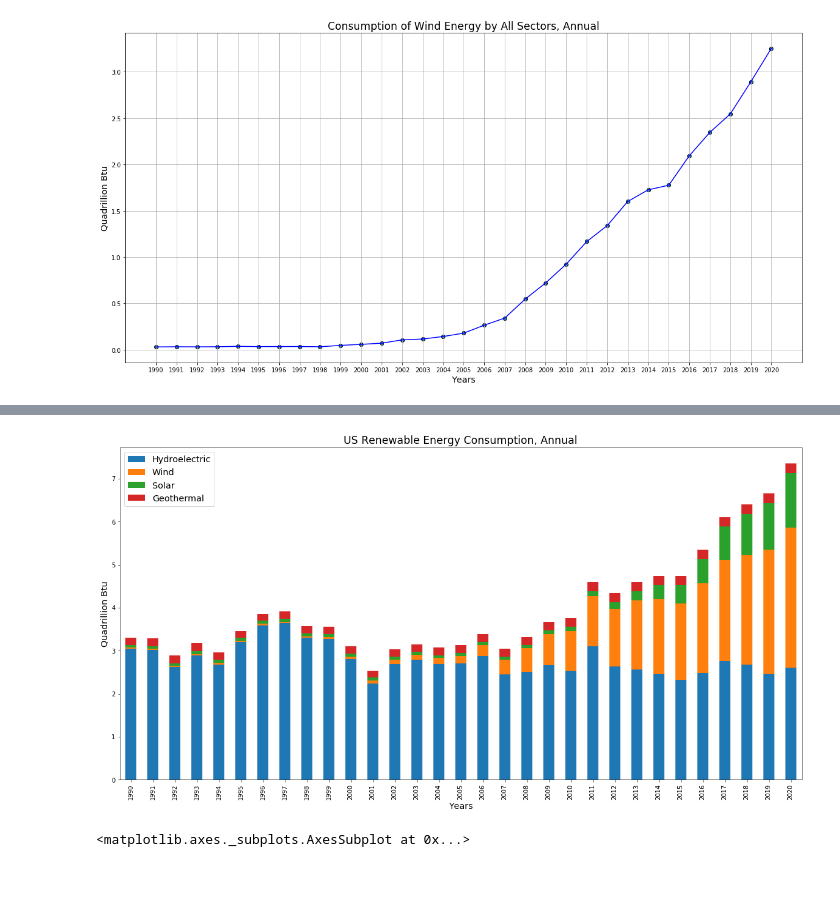
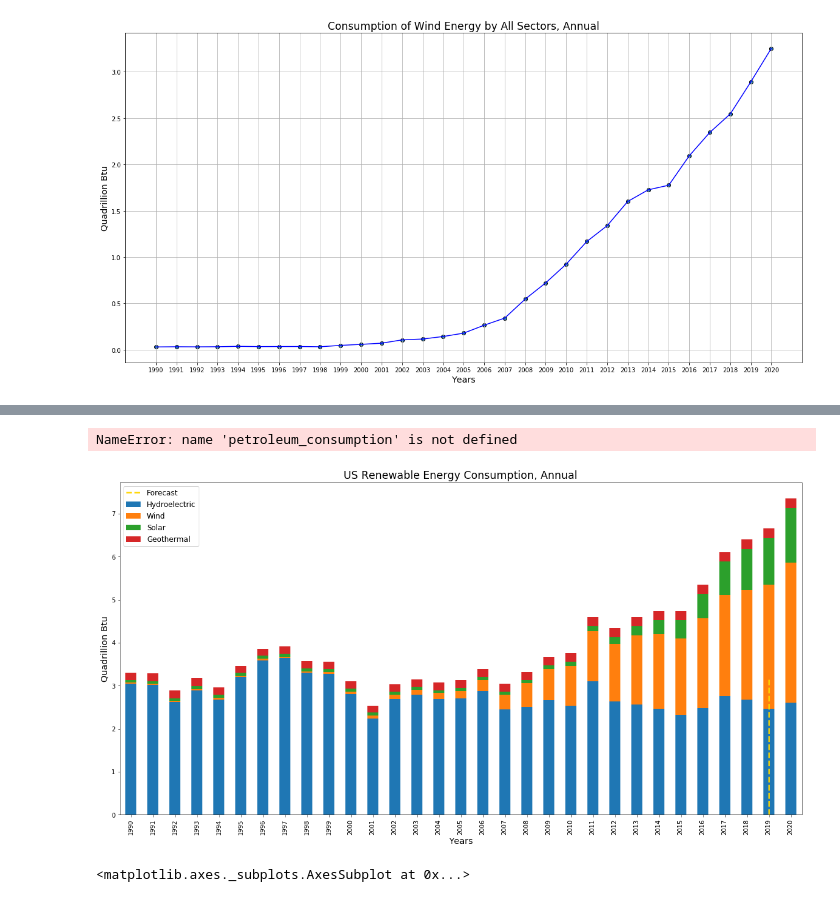
Before and after one commit to us-energy-analysis/Energy-analysis, a Jupyter notebook: USRenewableEConsumption_Btu.ipynb, the cells around one changed output, grey strips where cells are left out. Cells and saved outputs as stored; diff of their text form; code cells hidden in the pictures.

```diff
--- a/USRenewableEConsumption_Btu.ipynb
+++ b/USRenewableEConsumption_Btu.ipynb
@@ -113,11 +146,11 @@ geothermal = geothermal_consumption[::-1]
 # Loop through to calculate the annual percent change
 i = 0
 percent_change_geothermal = []
-for x in geothermal_consumption:
+for x in geothermal:
     if(i == 0):
         percent_change_geothermal.append(0)
     else:
-        percent_change_geothermal.append( (x - geothermal_consumption[i-1])/ geothermal_consumption[i-1] * 100)
+        percent_change_geothermal.append( (x - geothermal[i-1])/ geothermal[i-1] * 100)
     i += 1
 # %%
 # Determine year to year percent change
@@ -192,11 +260,11 @@ solar = solar_consumption[::-1]
 # Loop through to calculate the annual percent change
 i = 0
 percent_change_solar = []
-for x in solar_consumption:
+for x in solar:
     if(i == 0):
         percent_change_solar.append(0)
     else:
-        percent_change_solar.append( (x - solar_consumption[i-1])/ solar_consumption[i-1] * 100)
+        percent_change_solar.append( (x - solar[i-1])/ solar[i-1] * 100)
     i += 1
 # %%
 # Determine year to year percent change
@@ -338,18 +482,26 @@ for renewables in renewable_urls:
 plt.figure(figsize=(20,10))
 
 # # Create a visual for the combined data
-plt.plot(years, hydroelectric, label="Hydroelectric", color="red", linewidth=2.0)
-plt.plot(years, geothermal, label="Geothermal", color ="green", linewidth=2.0)
-plt.plot(years, solar, label="Solar", color="orange", linewidth=2.0)
-plt.plot(years, wind, label="Wind", color="blue", linewidth=2.0)
+plt.plot(years, hydroelectric, label="Hydroelectric", color="red", linewidth=3.0)
+plt.plot(years, geothermal, label="Geothermal", color ="green", linewidth=3.0)
+plt.plot(years, solar, label="Solar", color="orange", linewidth=3.0)
+plt.plot(years, wind, label="Wind", color="blue", linewidth=3.0)
 plt.title("US Renewable Energy Consumption, Annual", fontsize="xx-large")
 plt.ylabel("Quadrillion Btu", fontsize="x-large")
 plt.xlabel("Years", fontsize="x-large")
 plt.legend(loc='best', frameon=True, fancybox=True, fontsize="x-large")
+params = {'legend.fontsize': 12,
+          'legend.handlelength': 2}
+plot.rcParams.update(params)
 plt.grid(True)
 
 # Save Figure
-plt.savefig("Renewable Energy Consumption_Line.png")
+plt.savefig("output/Renewable Energy Consumption_Line.png")
+
+# Create a forecast line
+plt.vlines(29, 0, x_lim, alpha=0.5, label="Forecast", linestyles="--", linewidth=2.75)
+plt.legend()
+
 
 # Display the figure
 plt.show()
@@ -358,15 +510,15 @@ plt.show()
 # %%
 # Create Renewable Consumption DataFrame using list of dictionaries method
 renewable_consumption_btu_df = pd.DataFrame({
-    'Year': years[0:31],
-    'Hydroelectric': hydroelectric[0:31],
-    'Wind': wind[0:31],
-    'Solar': solar[0:31],
-    'Geothermal': geothermal[0:31],
+    'Year': years,
+    'Hydroelectric': hydroelectric,
+    'Wind': wind,
+    'Solar': solar,
+    'Geothermal': geothermal,
 })
 # Show DataFrame
 # renewable_consumption_btu_df.set_index("Year")
-renewable_consumption_btu_df
+renewable_consumption_btu_df.head()
 # %% [output]
 |  | Year | Hydroelectric | Wind | Solar | Geothermal |
 | 0 | 1990 | 3.046391 | 0.029007 | 0.059420 | 0.170747 |
@@ -388,3 +529,26 @@ renewable_consumption_btu_df
+# %%
+# Find minimum and maximum emissions for petroleum and other liquid fuels
+min_emissions_value = petroleum_consumption["Hydroelectric"].min()
+min_emissions_year = int(pt_emissions_df[pt_emissions_df["Petroleum Emissions"]==min_emissions_value].Year)
+max_emissions_value = pt_emissions_df["Petroleum Emissions"].max()
+max_emissions_year = int(pt_emissions_df[pt_emissions_df["Petroleum Emissions"]==max_emissions_value].Year)
+
+# find the total petroleum and other liquid fuels emissions
+# total_emissions = pt_emissions_df["Petroleum Emissions"].sum()
+
+# find the difference between most and least petroleum emissions
+emissions_change = (max_emissions_value - min_emissions_value)
+
+#find the percentage change from lowest year to highest year
+emissions_percent_change = (emissions_change / min_emissions_value) *100
+
+# print(f"{int(min_emissions_year)} had the least amount of emissions from petroleum and other liquid fuels with {min_emissions_value} million meric tons.")
+# print(f"{int(max_emissions_year)} has the most amount of emissions from petroleum and other liquid fuels with {max_emissions_value} million meric tons.")
+# print(f"The total emissions from petroleum and other liquid fuels is {total_emissions} million metric tons.")
+# print(f"The difference in petroleum emissions from 1990 and 2020 is {emissions_change} million metric tons.")
+# print(f"The percentage change in petroleum emissions from the lowest year to highest year is {emissions_percent_change}%")
+# %% [output]
+NameError: name 'petroleum_consumption' is not defined
 # %%
 #  Export file as a CSV, without the Pandas index, but with the header
 renewable_consumption_btu_df.to_csv("resources/USRenewableConsumption.csv", index=False, header=True)
@@ -394,24 +558,27 @@ renewable_consumption_btu_df = renewable_consumption_btu_df.set_index("Year")
 # %%
 # renewable_consumption_df = renewable_consumption_df.set_index('renewable_years')
 
 # Initialize variable for bar graph of consumption data
 ax = renewable_consumption_btu_df.plot(kind='bar', stacked=True, figsize=(20,10), title = 'US Renewable Energy Consumption')
 
 # Prepare and Create Stacked Bar Graph
 ax.set_title("US Renewable Energy Consumption, Annual", fontsize="xx-large")
 ax.set_ylabel("Quadrillion Btu", fontsize="x-large")
 ax.set_xlabel("Years", fontsize="x-large")
+# ax.figtext(x, y, z, *args, **kwargs)
 ax.legend(loc='upper left', frameon=True, fancybox=True, fontsize="x-large")
+plt.vlines(29, 0, x_lim, alpha=1.0, linestyles="--", label="Forecast", linewidth=2.5, color="gold")
+plt.legend()
 ax.grid
 ax
 
 # Save Figure
-plt.savefig("Renewable Energy Consumption_StackedBar.png")
+plt.savefig("output/Renewable Energy Consumption_StackedBar.png")
 
 # Display the figure
 plt.show()
 # %% [output]
-[figure, old version]
+[figure, new version]
 # %%
 # Initialize variable for horizontal graph of consumption data
 axh = renewable_consumption_btu_df.plot(kind='barh', stacked=True, figsize=(20,10), title = 'US Renewable Energy Consumption')
```
Also changed, not shown: parts of 27 cells of this notebook.
